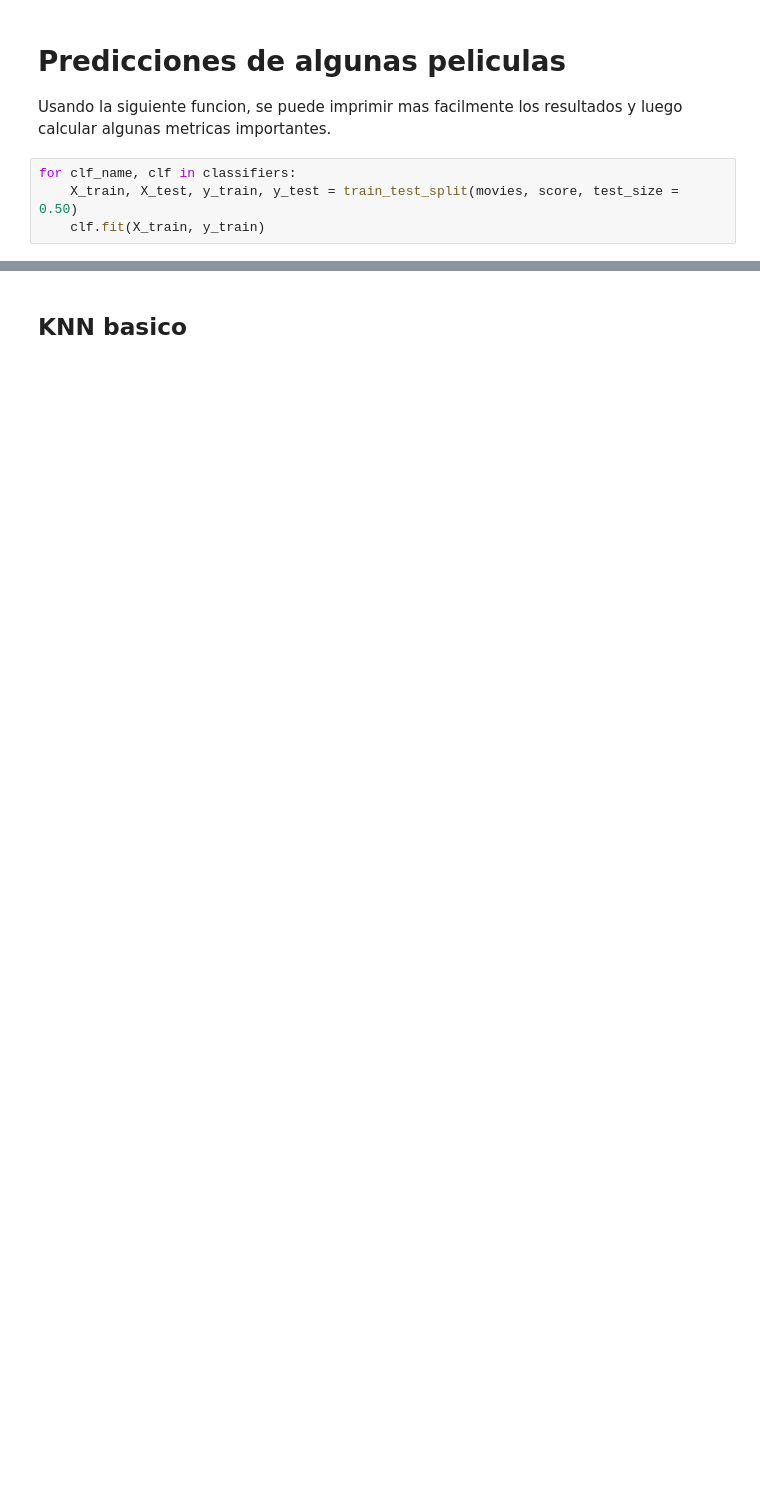
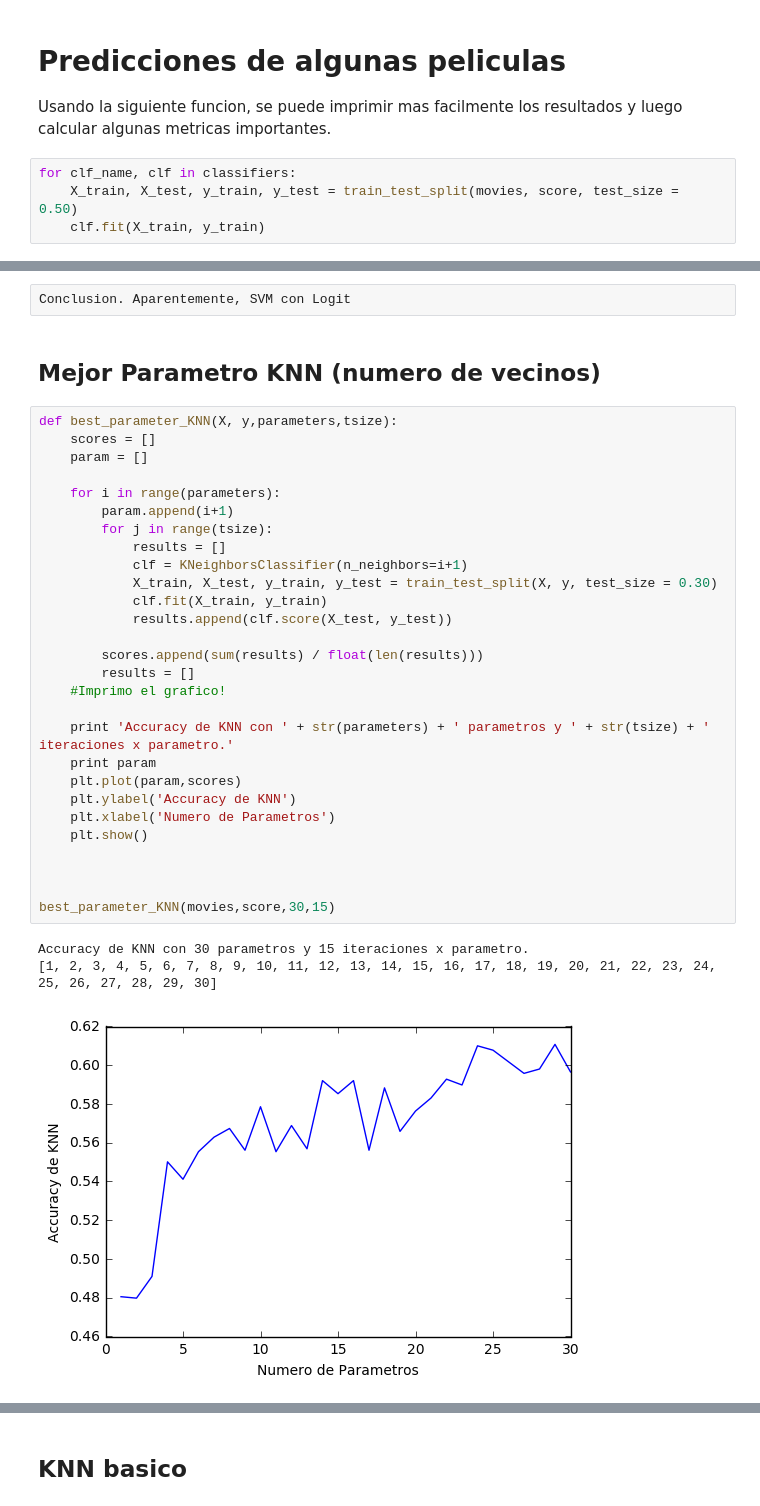
Before and after one commit to martinpanza/Movie-Score-Predictor, a Jupyter notebook: Clasificadores/Clasificador.ipynb, the cells around one changed output, grey strips where cells are left out. Saved outputs shown, nothing was run; the diff lists cells and outputs as text; blank space fills up the shorter version.

```diff
--- a/Clasificadores/Clasificador.ipynb
+++ b/Clasificadores/Clasificador.ipynb
@@ -186,0 +217,36 @@ RandomForest                    Never Say Never                 [1]
+# %%
+Conclusion. Aparentemente, SVM con Logit
+# %% [markdown]
+## Mejor Parametro KNN (numero de vecinos)
+# %%
+def best_parameter_KNN(X, y,parameters,tsize):
+    scores = []
+    param = []
+
+    for i in range(parameters):
+        param.append(i+1)
+        for j in range(tsize):
+            results = []
+            clf = KNeighborsClassifier(n_neighbors=i+1)
+            X_train, X_test, y_train, y_test = train_test_split(X, y, test_size = 0.30)
+            clf.fit(X_train, y_train)
+            results.append(clf.score(X_test, y_test))
+
+        scores.append(sum(results) / float(len(results)))
+        results = []
+    #Imprimo el grafico!
+
+    print 'Accuracy de KNN con ' + str(parameters) + ' parametros y ' + str(tsize) + ' iteraciones x parametro.'
+    print param
+    plt.plot(param,scores)
+    plt.ylabel('Accuracy de KNN')
+    plt.xlabel('Numero de Parametros')
+    plt.show()
+
+
+
+best_parameter_KNN(movies,score,30,15)
+# %% [output]
+Accuracy de KNN con 30 parametros y 15 iteraciones x parametro.
+[1, 2, 3, 4, 5, 6, 7, 8, 9, 10, 11, 12, 13, 14, 15, 16, 17, 18, 19, 20, 21, 22, 23, 24, 25, 26, 27, 28, 29, 30]
+[figure, added]
```
Also changed, not shown: parts of 31 cells of this notebook.
